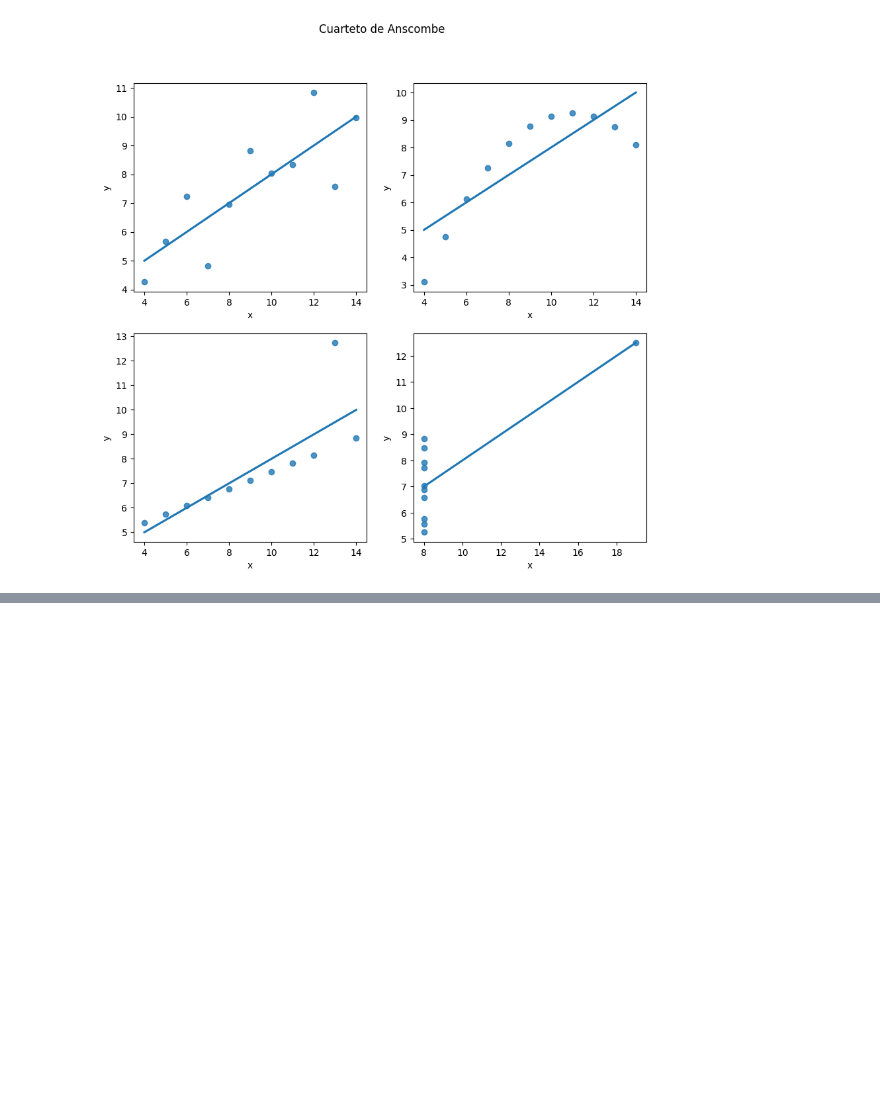
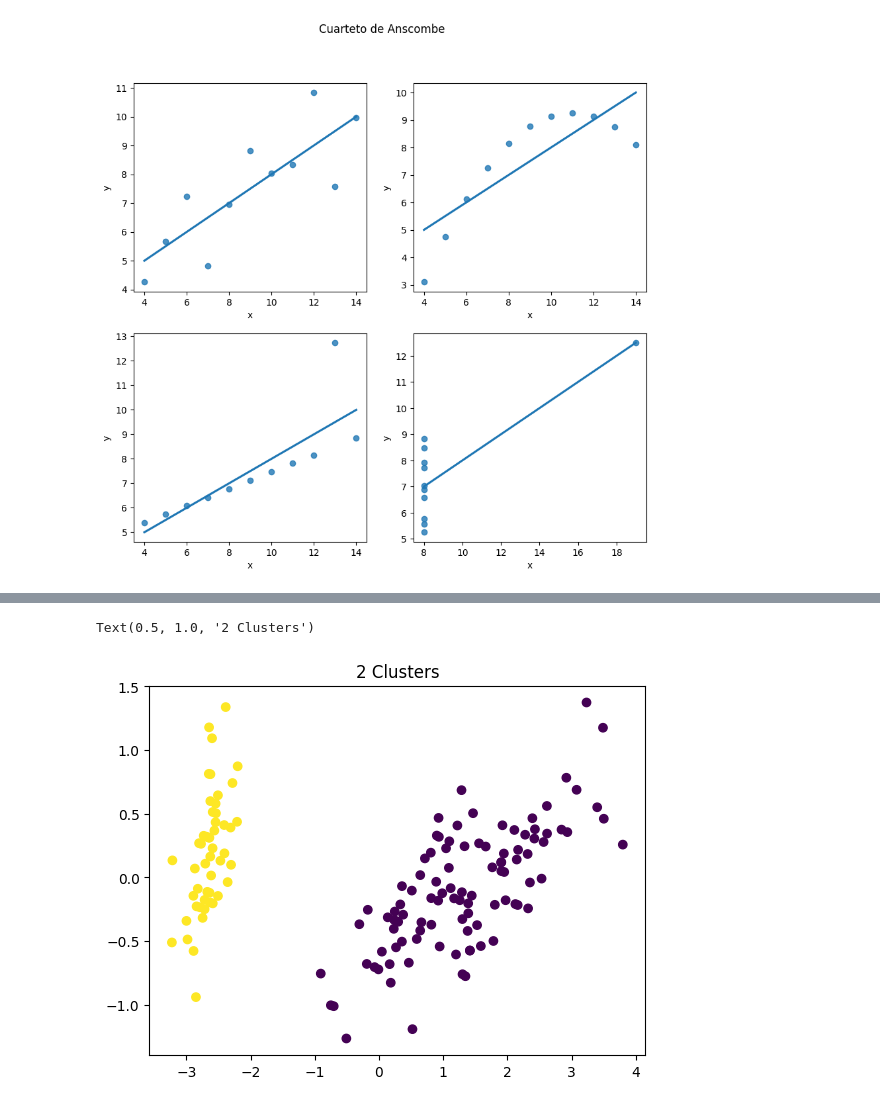
Before and after one commit to datacubeR/clases_UAI, a Jupyter notebook: tics411/notebooks/viz.ipynb, the cells around one changed output, grey strips where cells are left out. Cells and saved outputs as stored; diff of their text form; code cells hidden in the pictures; blank space fills up the shorter version.

```diff
--- a/tics411/notebooks/viz.ipynb
+++ b/tics411/notebooks/viz.ipynb
@@ -272,0 +309,7 @@ Text(0.5, 0.98, 'Cuarteto de Anscombe')
+# %%
+c_prima = (c == 0).astype("int64")
+plt.scatter(x,y, c= c_prima)
+plt.title("2 Clusters")
+# %% [output]
+Text(0.5, 1.0, '2 Clusters')
+[figure, added]
```
Also changed, not shown: parts of 3 cells of this notebook, 27 other files.
